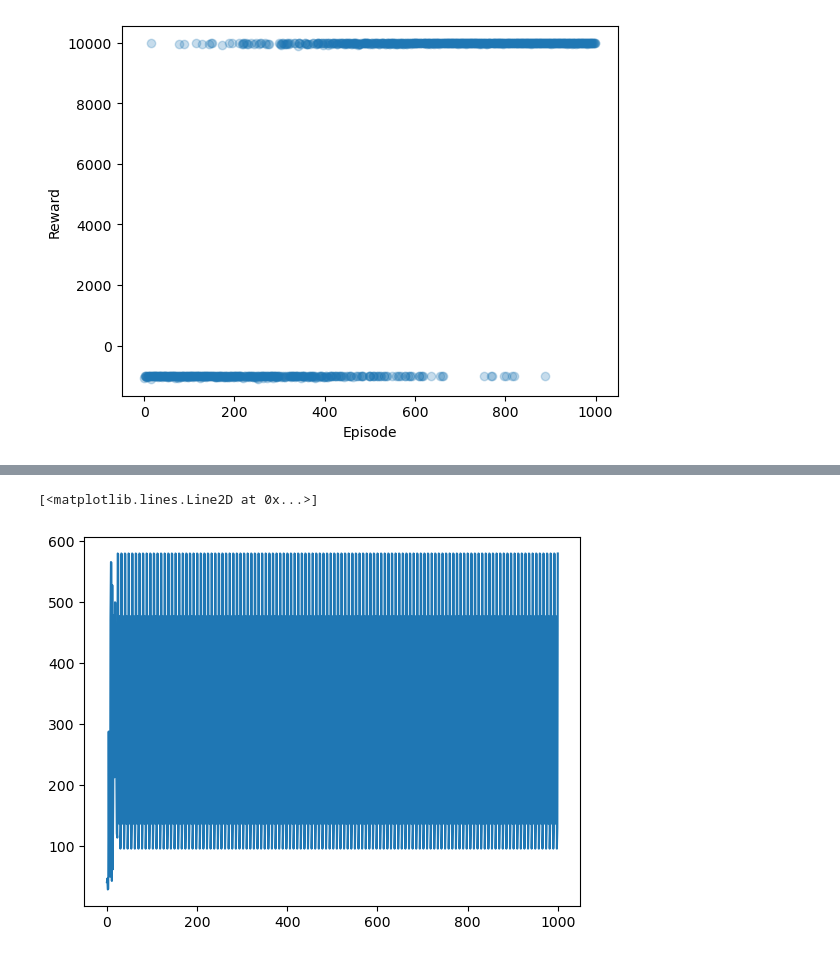
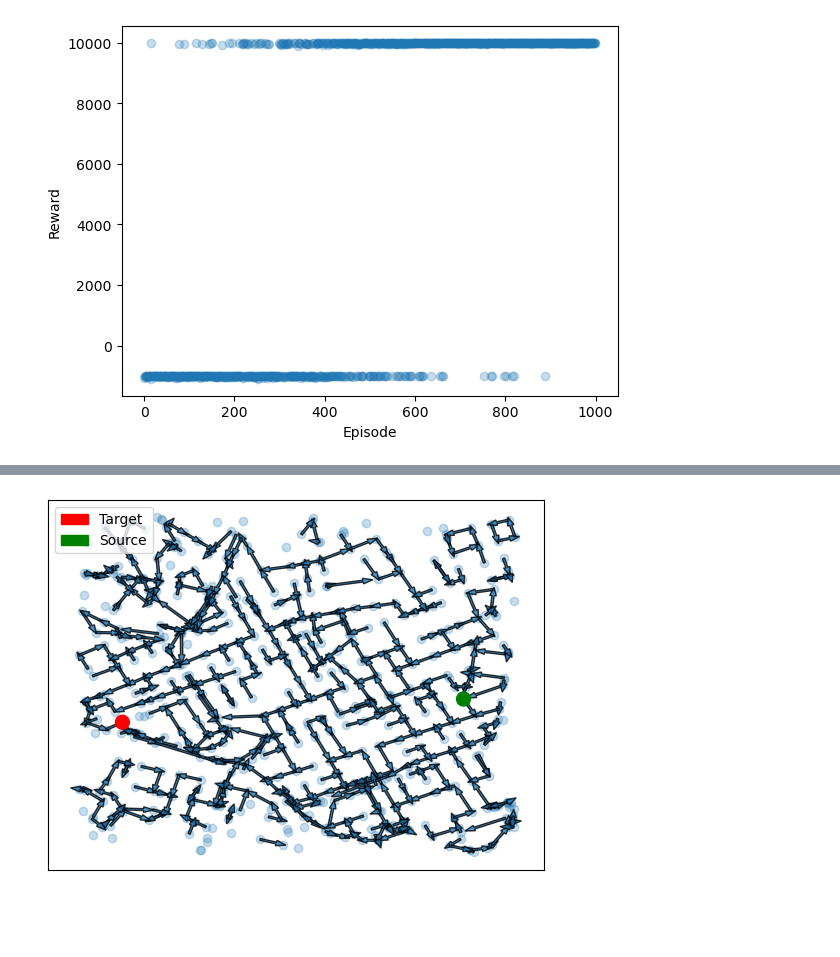
Before and after one commit to vivirodrigues/RL_Routing, a Jupyter notebook: Model_MonteCarlo.ipynb, the cells around one changed output, grey strips where cells are left out. Drawn from its saved outputs; the diff is of its cells as text; code cells hidden in the pictures; blank space fills up the shorter version.

Commit message:
add nice plot functions

```diff
--- a/Model_MonteCarlo.ipynb
+++ b/Model_MonteCarlo.ipynb
@@ -472,5 +527,4 @@ agent.route_to_target(source, target)
 # %%
-plt.plot(agent.route_to_target(source, target))
+plot_all_paths_policy(G, agent.policy, source, target)
 # %% [output]
-[<matplotlib.lines.Line2D at 0x...>]
-[figure, old version]
+[figure, new version]
```
Also changed, not shown: parts of 4 cells of this notebook.
